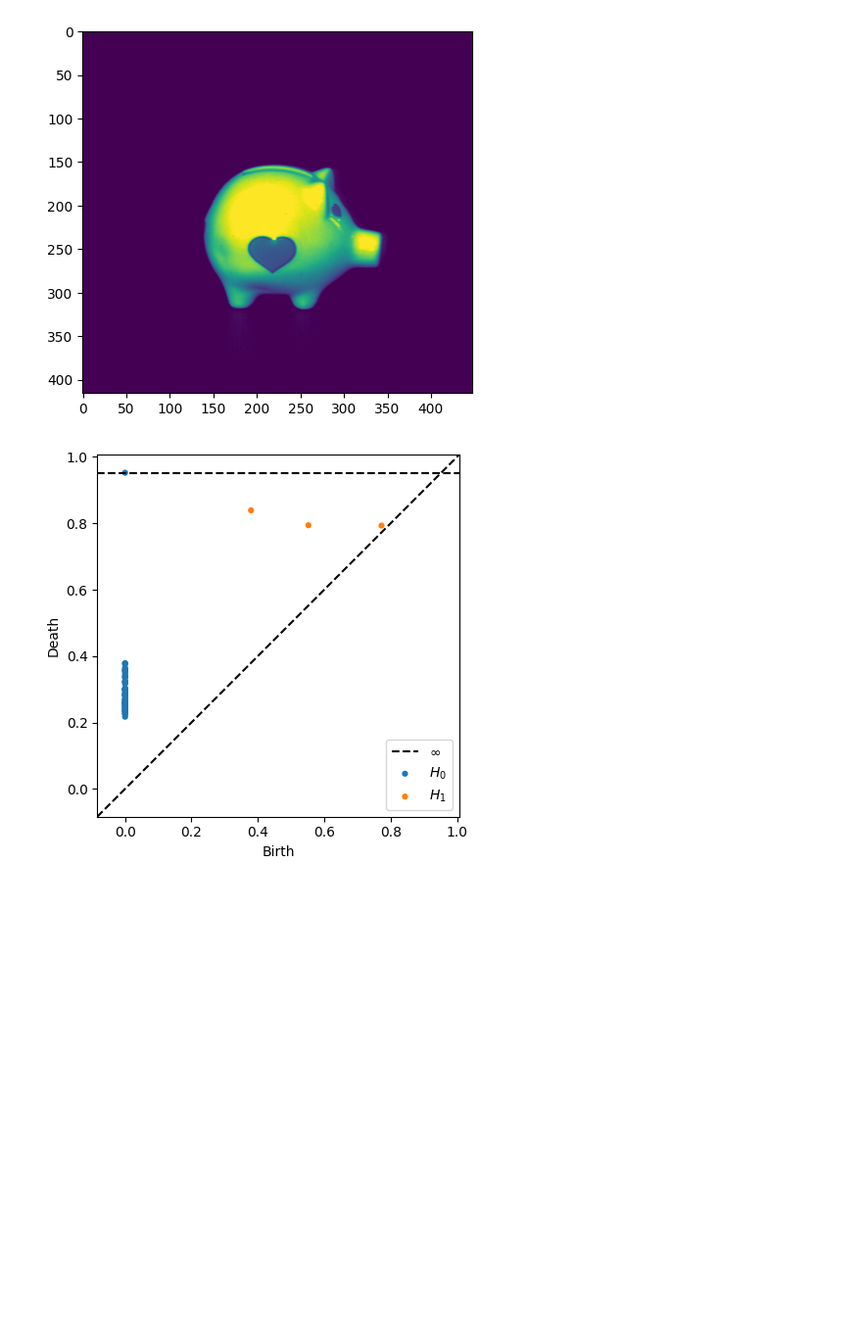
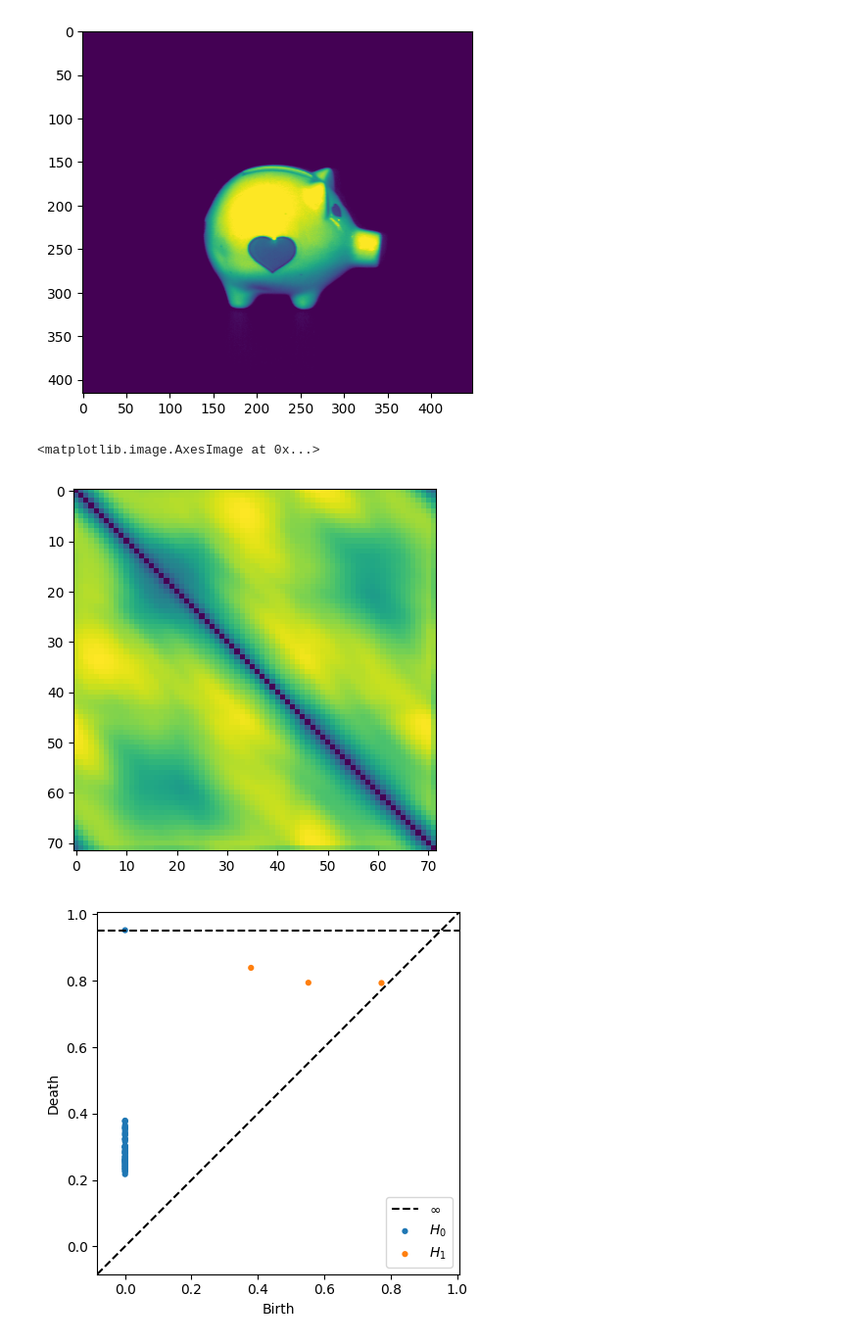
Before and after one commit to edoput/topological-data-analysis, a Jupyter notebook: circular coordinates.ipynb, the cells around one changed output. Shown at 98% size. Cells and saved outputs as stored; diff of their text form; code cells hidden in the pictures; blank space fills up the shorter version.

Commit message:
add multiple objects task

```diff
--- a/circular coordinates.ipynb
+++ b/circular coordinates.ipynb
@@ -530,6 +530,12 @@ D = D / D.max()
 D = D + D.T
 
 result = ripser(D, do_cocycles=True, distance_matrix=True)
+# %%
+%%space single-object
+plt.imshow(D)
+# %% [output]
+<matplotlib.image.AxesImage at 0x...>
+[figure, added]
 # %%
 %%space single-object
 plot_diagrams(result['dgms'])
```
Also changed, not shown: parts of 20 cells of this notebook.
